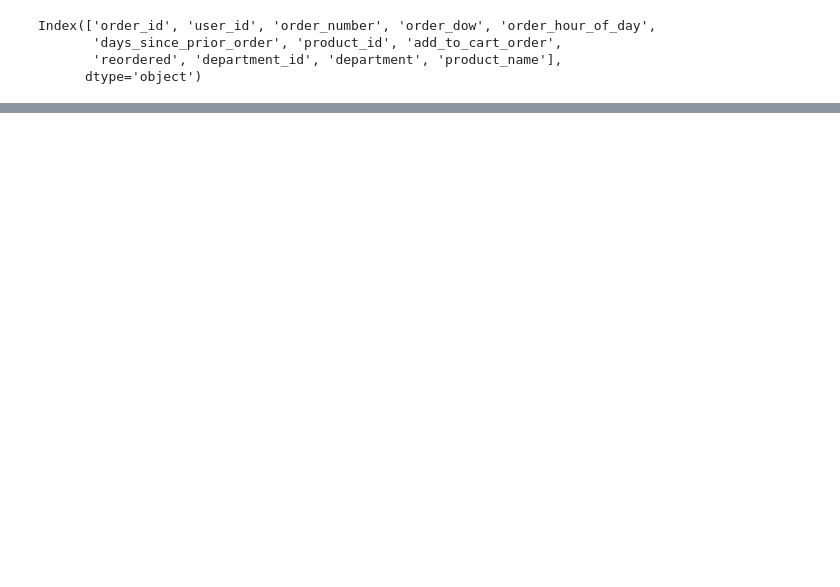
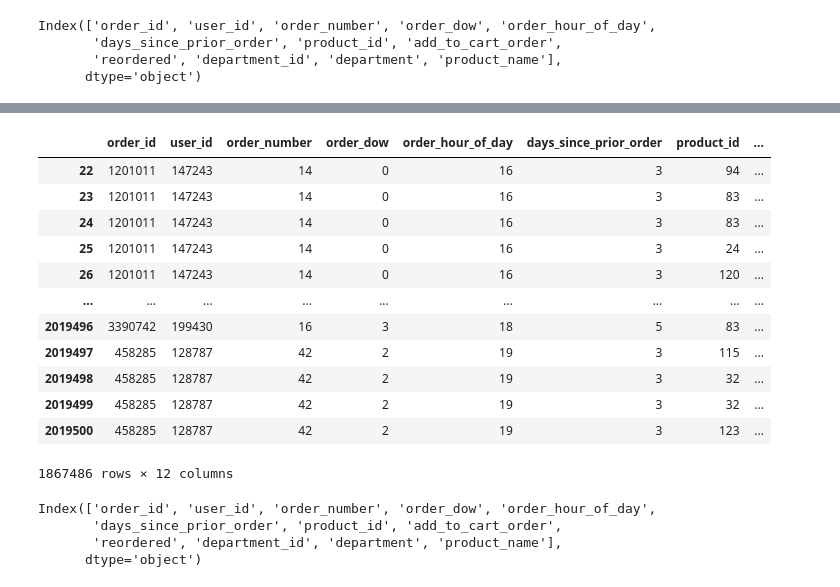
Before and after one commit to Rupesh707/Think-Tank-Case-Study, a Jupyter notebook: EDA.ipynb, the cells around one changed output, grey strips where cells are left out. Drawn from its saved outputs; the diff is of its cells as text; code cells hidden in the pictures; blank space fills up the shorter version.

```diff
--- a/EDA.ipynb
+++ b/EDA.ipynb
@@ -186,0 +231,24 @@ for f in features:
+# %%
+cs2 = cs1[cs1['days_since_prior_order']>0]
+cs2
+# %% [output]
+|  | order_id | user_id | order_number | order_dow | order_hour_of_day | days_since_prior_order | product_id | ... |
+| 22 | 1201011 | 147243 | 14 | 0 | 16 | 3 | 94 | ... |
+| 23 | 1201011 | 147243 | 14 | 0 | 16 | 3 | 83 | ... |
+| 24 | 1201011 | 147243 | 14 | 0 | 16 | 3 | 83 | ... |
+| 25 | 1201011 | 147243 | 14 | 0 | 16 | 3 | 24 | ... |
+| 26 | 1201011 | 147243 | 14 | 0 | 16 | 3 | 120 | ... |
+| ... | ... | ... | ... | ... | ... | ... | ... | ... |
+| 2019496 | 3390742 | 199430 | 16 | 3 | 18 | 5 | 83 | ... |
+| 2019497 | 458285 | 128787 | 42 | 2 | 19 | 3 | 115 | ... |
+| 2019498 | 458285 | 128787 | 42 | 2 | 19 | 3 | 32 | ... |
+| 2019499 | 458285 | 128787 | 42 | 2 | 19 | 3 | 32 | ... |
+| 2019500 | 458285 | 128787 | 42 | 2 | 19 | 3 | 123 | ... |
+1867486 rows × 12 columns
+# %%
+cs2.columns
+# %% [output]
+Index(['order_id', 'user_id', 'order_number', 'order_dow', 'order_hour_of_day',
+       'days_since_prior_order', 'product_id', 'add_to_cart_order',
+       'reordered', 'department_id', 'department', 'product_name'],
+      dtype='object')
```
Also changed, not shown: parts of 33 cells of this notebook, 2 other files.
